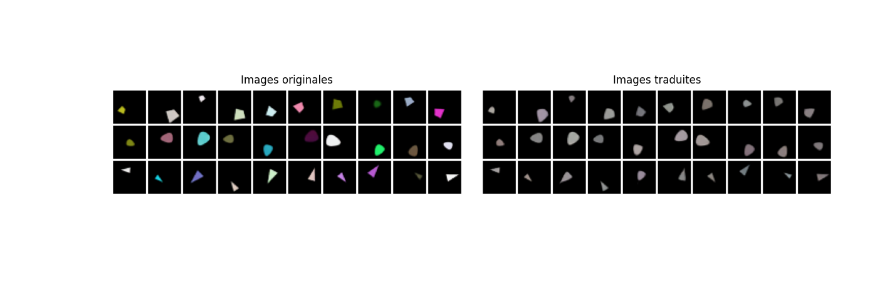
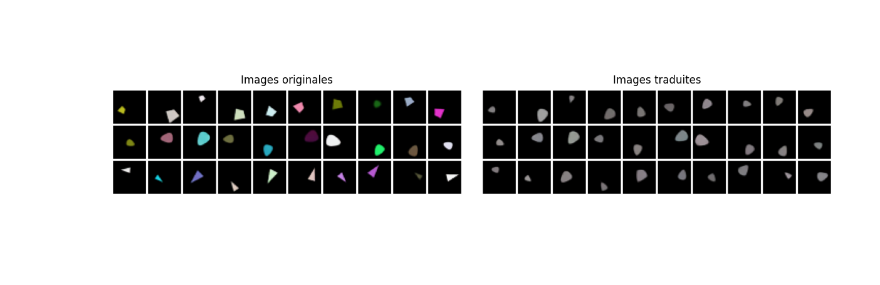
Before and after one commit to lucas-ch/gwsyn, a Jupyter notebook: notebooks/syn_4_modules_full .ipynb, the cells around one changed output. Drawn from its saved outputs; the diff is of its cells as text; code cells hidden in the pictures.

```diff
--- a/notebooks/syn_4_modules_full .ipynb
+++ b/notebooks/syn_4_modules_full .ipynb
@@ -29,9 +29,9 @@ from sklearn.preprocessing import StandardScaler
 
 %matplotlib widget
 # %%
-condition = "debug4mod"
-checkpoint_epoch = 0
-n_samples_test = 300
+condition = "4mod_nocont_step2"
+checkpoint_epoch = 20
+n_samples_test = 50
 split = "test"
 # %%
 experiment_name = get_experiment_name(condition, "biased_00", 0)
@@ -134,16 +116,16 @@ plt.show()
 # %%
 # fustion:cat + position to v_latents
 latents_source = latent_domains[frozenset({'color', 'cat', 'position', 'v_latents'})]
 p = 0.5
 
 gw_latents = gw_mod.encode(latents_source)
-z = p*gw_latents['cat'] + (1-p)*gw_latents['position']
+z = 1*gw_latents['position'] + 1*gw_latents['cat']
 
-prediction = gw_mod.decode(z, domains={'v_latents'})['v_latents']
-decoded_images_f = visual_module.decode_images(prediction)
+x_pred_cat_pos_to_v = gw_mod.decode(z, domains={'v_latents'})['v_latents']
+decoded_images_f = visual_module.decode_images(x_pred_cat_pos_to_v)
 
 fig = plot_original_translated_comparison(get_n_per_category(original_images_rgb, cat, 10), get_n_per_category(decoded_images_f, cat, 10))
 plt.show()
 # %% [output]
-[figure, old version]
+[figure, new version]
 # %%
```
Also changed, not shown: parts of 9 cells of this notebook, 9 other files.
